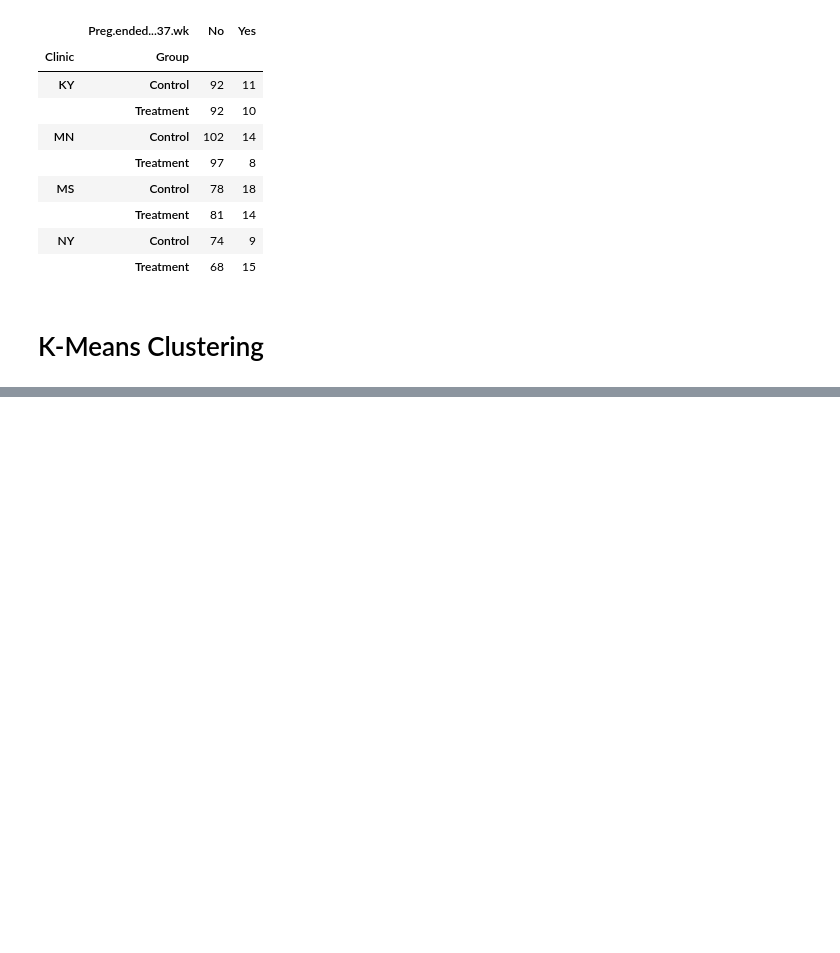
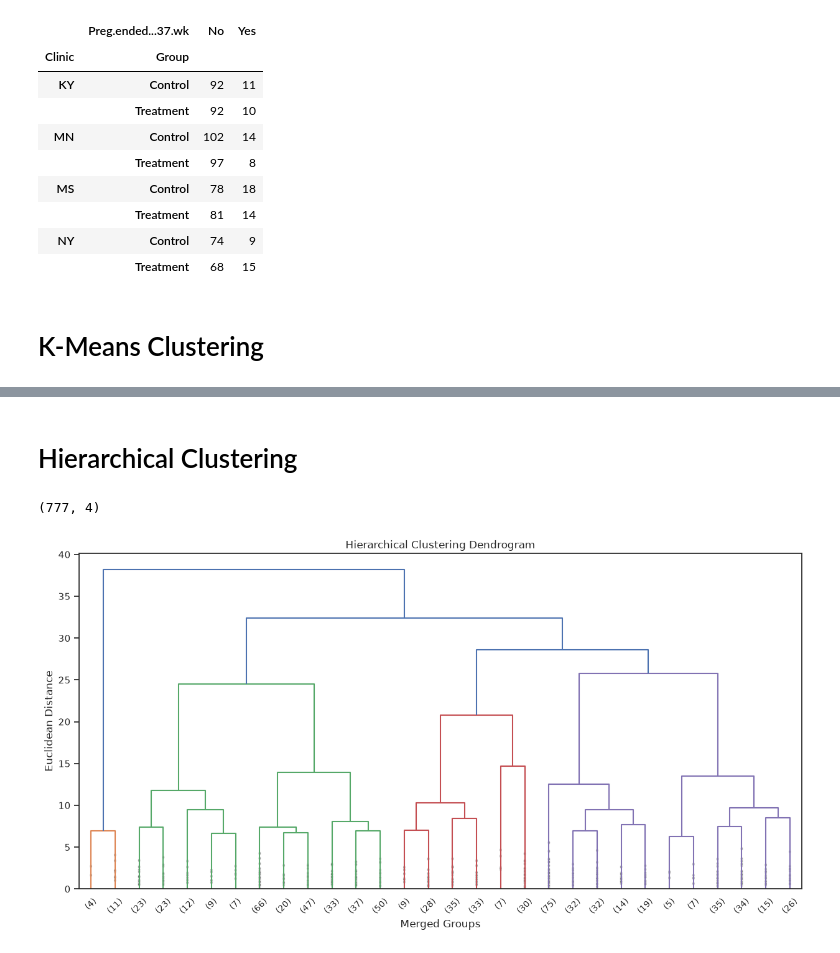
Before and after one commit to saksham0806/fall-semester-26-27-EDA-course, a Jupyter notebook: DA.ipynb, the cells around one changed output, grey strips where cells are left out. Drawn from its saved outputs; the diff is of its cells as text; code cells hidden in the pictures; blank space fills up the shorter version.

```diff
--- a/DA.ipynb
+++ b/DA.ipynb
@@ -1025,0 +1057,2 @@ plt.show()
+# %% [markdown]
+# Hierarchical Clustering
@@ -1025,0 +1062,14 @@ plt.show()
+# %%
+hierarchical_linkage = sch.linkage(kmeans_X, method='ward')
+hierarchical_linkage.shape
+# %% [output]
+(777, 4)
+# %%
+plt.figure(figsize=(15, 7))
+sch.dendrogram(hierarchical_linkage, truncate_mode='lastp', p=30, show_contracted=True)
+plt.title('Hierarchical Clustering Dendrogram')
+plt.xlabel('Merged Groups')
+plt.ylabel('Euclidean Distance')
+plt.show()
+# %% [output]
+[figure, added]
```
Also changed, not shown: parts of 16 cells of this notebook.
